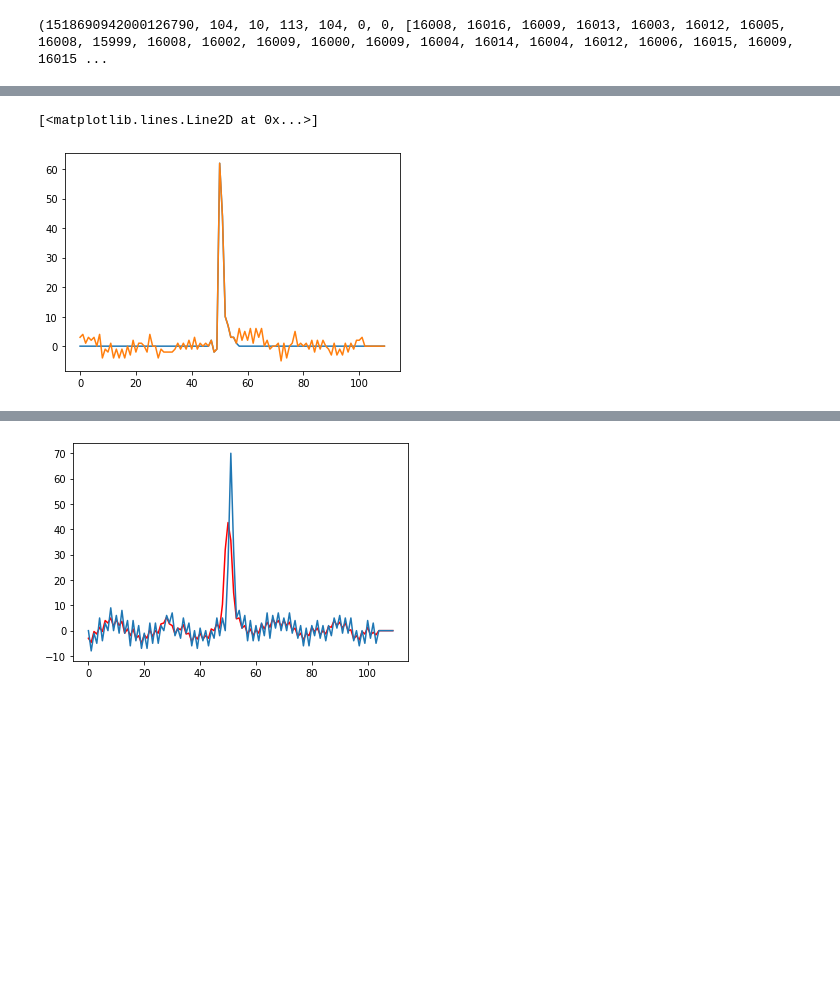
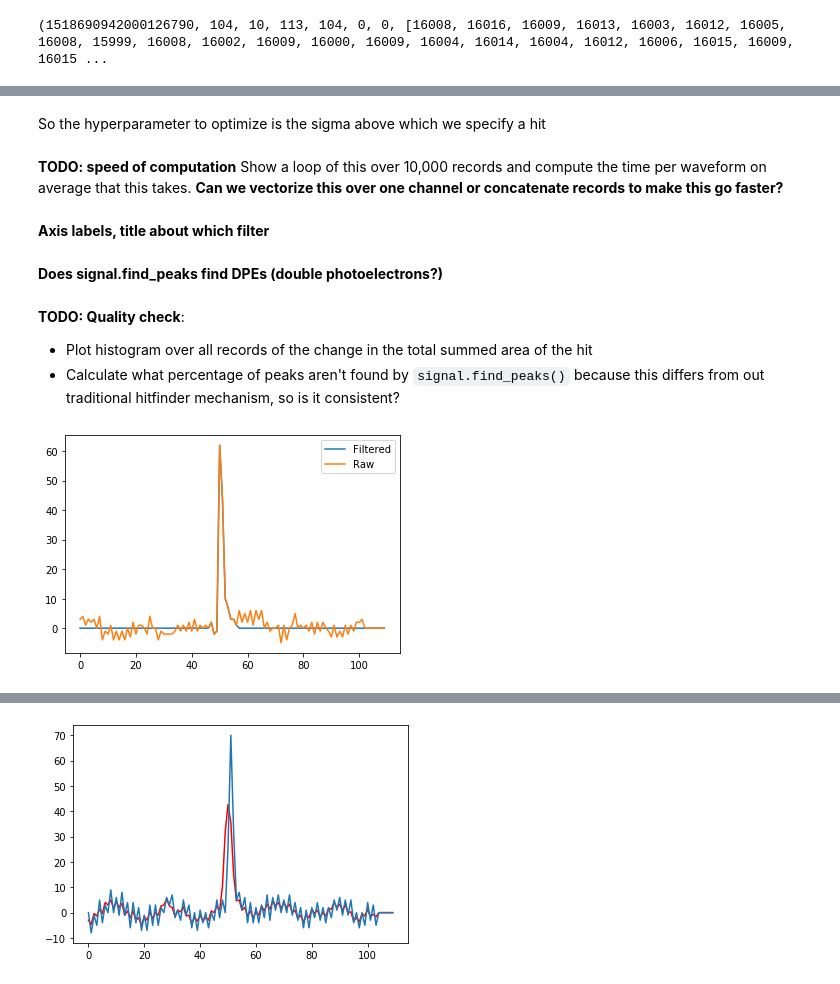
Before and after one commit to RiceAstroparticleLab/signal_processing, a Jupyter notebook: filtering.ipynb, the cells around one changed output, grey strips where cells are left out. Saved outputs shown, nothing was run; the diff lists cells and outputs as text; code cells hidden in the pictures; blank space fills up the shorter version.

```diff
--- a/filtering.ipynb
+++ b/filtering.ipynb
@@ -60,19 +66,33 @@ The scipy 1D gaussian filter takes a input signal, and a sigma value that determ
+# %% [markdown]
+So the hyperparameter to optimize is the sigma above which we specify a hit
+# %% [markdown]
+**TODO: speed of computation** Show a loop of this over 10,000 records and compute the time per waveform on average that this takes.
+**Can we vectorize this over one channel or concatenate records to make this go faster?**
+# %% [markdown]
+**Axis labels, title about which filter**
+# %% [markdown]
+**Does signal.find_peaks find DPEs (double photoelectrons?)**
+# %% [markdown]
+**TODO: Quality check**:
+- Plot histogram over all records of the change in the total summed area of the hit
+- Calculate what percentage of peaks aren't found by `signal.find_peaks()` because this differs from out traditional hitfinder mechanism, so is it consistent?
 # %%
 ft = scipy.ndimage.filters.gaussian_filter1d(sample_data[-1], 3*np.std(sample_noise[-1]))
 
 #After filtering, we locates the peaks in the remaining signal. By now all noise terms should already be
 #eliminated. Therefore the leftover peaks should be the location of the pulses.
 peaks, _ = signal.find_peaks(ft)
 
 #Now we keep the 5 nearest neighbors of each peak, and set the rest of the signal to be 0, where we think
 #are positions of noises.
 result = [0]*110
 for peak in peaks:
     result[peak-5:peak+5] = sample_data[-1][peak-5:peak+5]
 
 #Let's plot them and see results.
-plt.plot(result)
-plt.plot(sample_data[-1])
+plt.plot(result, label='Filtered')
+plt.plot(sample_data[-1], label='Raw')
+plt.legend()
+plt.show()
 # %% [output]
-[<matplotlib.lines.Line2D at 0x...>]
-[figure, old version]
+[figure, new version]
```
Also changed, not shown: parts of 56 cells of this notebook.
